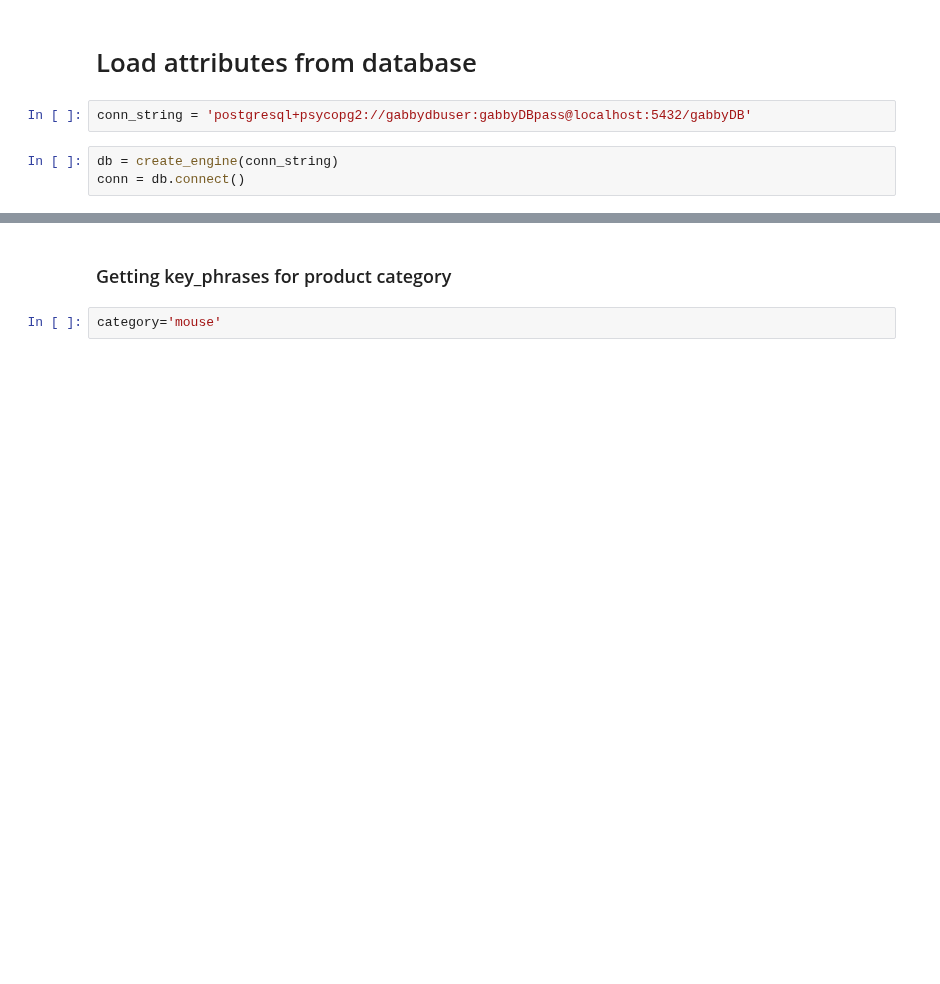
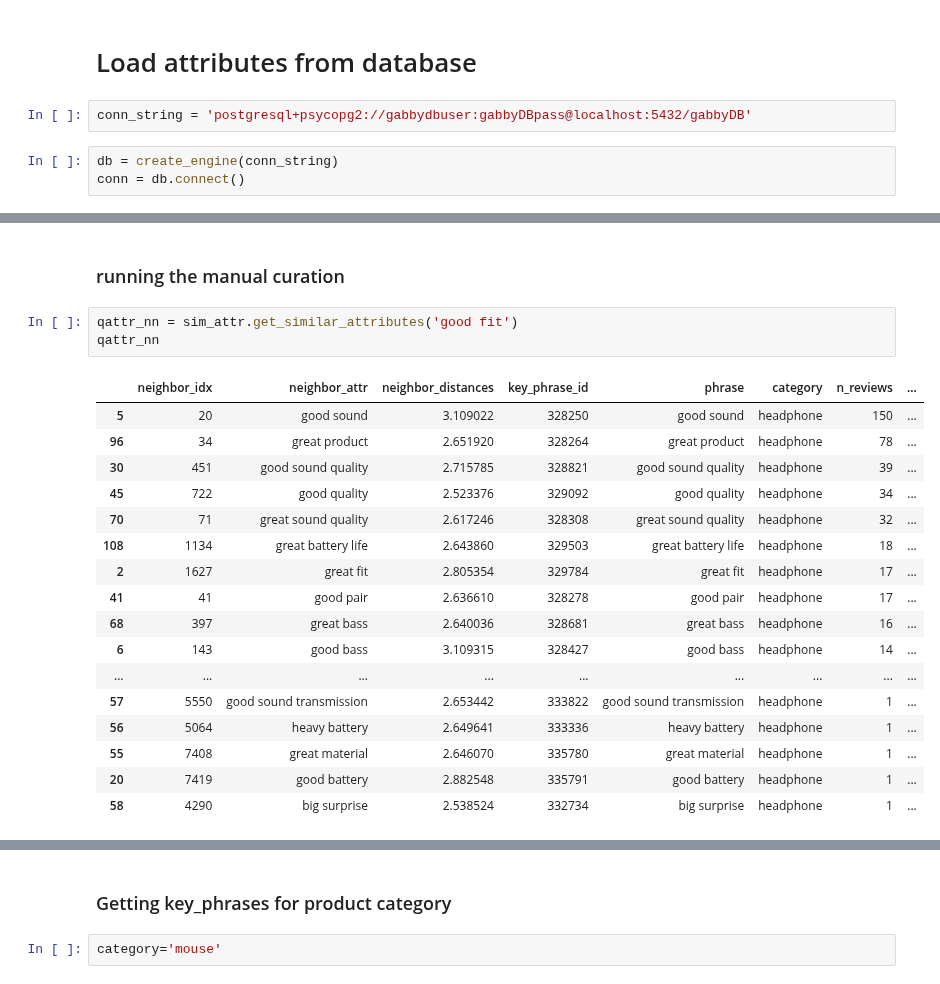
Before and after one commit to avelllabs/Gabby, a Jupyter notebook: notebooks/17_gb_phrase_orders_and_groupings.ipynb, the cells around one changed output, grey strips where cells are left out. Drawn from its saved outputs; the diff is of its cells as text; blank space fills up the shorter version.

```diff
--- a/notebooks/17_gb_phrase_orders_and_groupings.ipynb
+++ b/notebooks/17_gb_phrase_orders_and_groupings.ipynb
@@ -37,0 +236,23 @@ conn = db.connect()
+# %% [markdown]
+### running the manual curation
+# %%
+qattr_nn = sim_attr.get_similar_attributes('good fit')
+qattr_nn
+# %% [output]
+|  | neighbor_idx | neighbor_attr | neighbor_distances | key_phrase_id | phrase | category | n_reviews | ... |
+| 5 | 20 | good sound | 3.109022 | 328250 | good sound | headphone | 150 | ... |
+| 96 | 34 | great product | 2.651920 | 328264 | great product | headphone | 78 | ... |
+| 30 | 451 | good sound quality | 2.715785 | 328821 | good sound quality | headphone | 39 | ... |
+| 45 | 722 | good quality | 2.523376 | 329092 | good quality | headphone | 34 | ... |
+| 70 | 71 | great sound quality | 2.617246 | 328308 | great sound quality | headphone | 32 | ... |
+| 108 | 1134 | great battery life | 2.643860 | 329503 | great battery life | headphone | 18 | ... |
+| 2 | 1627 | great fit | 2.805354 | 329784 | great fit | headphone | 17 | ... |
+| 41 | 41 | good pair | 2.636610 | 328278 | good pair | headphone | 17 | ... |
+| 68 | 397 | great bass | 2.640036 | 328681 | great bass | headphone | 16 | ... |
+| 6 | 143 | good bass | 3.109315 | 328427 | good bass | headphone | 14 | ... |
+| ... | ... | ... | ... | ... | ... | ... | ... | ... |
+| 57 | 5550 | good sound transmission | 2.653442 | 333822 | good sound transmission | headphone | 1 | ... |
+| 56 | 5064 | heavy battery | 2.649641 | 333336 | heavy battery | headphone | 1 | ... |
+| 55 | 7408 | great material | 2.646070 | 335780 | great material | headphone | 1 | ... |
+| 20 | 7419 | good battery | 2.882548 | 335791 | good battery | headphone | 1 | ... |
+| 58 | 4290 | big surprise | 2.538524 | 332734 | big surprise | headphone | 1 | ... |
```
Also changed, not shown: parts of 43 cells of this notebook.
